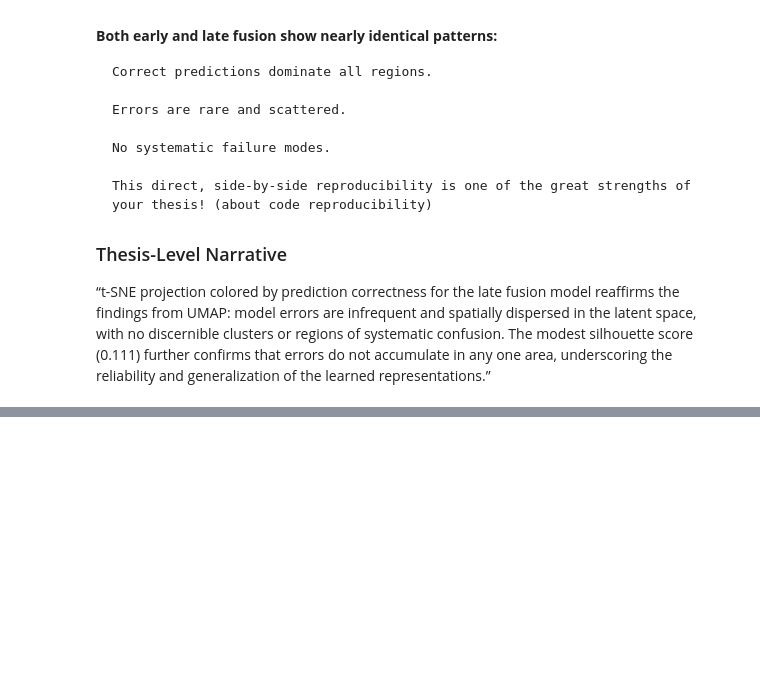
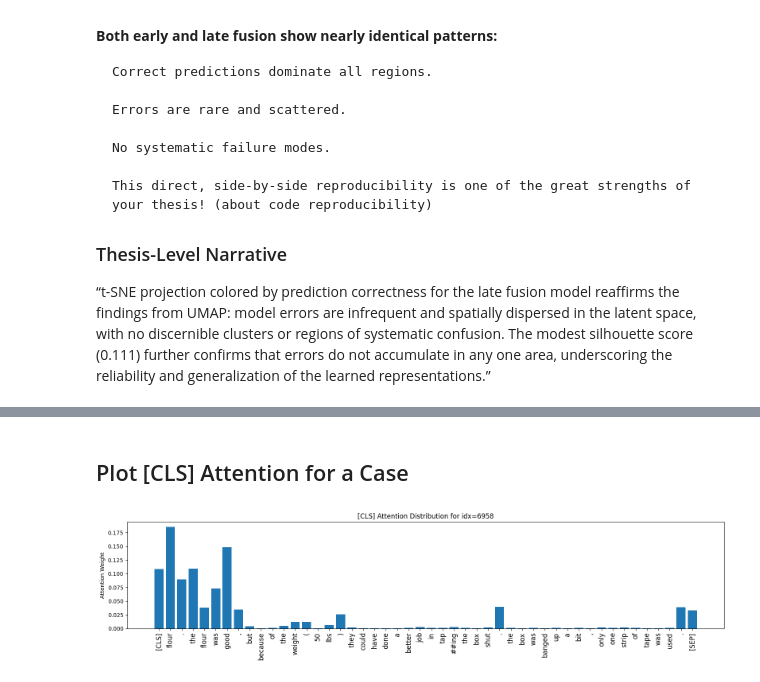
Before and after one commit to PM-0125/COmparative_Study_of_Multimodal_Represenations, a Jupyter notebook: notebooks/01_exploratory_amazon.ipynb, the cells around one changed output, grey strips where cells are left out. Saved outputs shown, nothing was run; the diff lists cells and outputs as text; code cells hidden in the pictures; blank space fills up the shorter version.

```diff
--- a/notebooks/01_exploratory_amazon.ipynb
+++ b/notebooks/01_exploratory_amazon.ipynb
@@ -1072,0 +1149,13 @@ Silhouette score (t-SNE, correctness): 0.111
+# %%
+import random
+
+# As before, y_true and y_pred are your test labels and predictions
+false_negatives_late = np.where((y_true == 1) & (y_pred == 0))[0]
+false_positives_late = np.where((y_true == 0) & (y_pred == 1))[0]
+
+# Randomly select a few to study
+sampled_fn = random.sample(list(false_negatives_late), min(3, len(false_negatives_late)))
+sampled_fp = random.sample(list(false_positives_late), min(3, len(false_positives_late)))
+
+# Load test dataframe (for review text)
+test_df = pd.read_csv("/mnt/data_vault/COmparative_Study_of_Multimodal_Represenations/data/processed/amazon/test.csv")
@@ -1072,0 +1199,34 @@ Silhouette score (t-SNE, correctness): 0.111
+# %% [markdown]
+## Plot [CLS] Attention for a Case
+# %%
+from transformers import AutoTokenizer
+
+idx = sampled_fn[0]  # or any sampled index
+text = test_df.iloc[idx]['full_text']
+tokenizer = AutoTokenizer.from_pretrained("distilbert-base-uncased")
+inputs = tokenizer(
+    text,
+    truncation=True,
+    max_length=128,
+    padding="max_length",
+    return_tensors="pt"
+)
+inputs = {k: v.cuda() for k, v in inputs.items()}
+with torch.no_grad():
+    output = model.text_encoder(**inputs, output_attentions=True)
+    att_map = output.attentions[-1][0, 0].cpu().numpy()
+    tokens = tokenizer.convert_ids_to_tokens(inputs['input_ids'][0].cpu().numpy())
+
+# Only plot the first valid tokens (not padding)
+valid_len = sum([t != '[PAD]' for t in tokens])
+import matplotlib.pyplot as plt
+cls_row = att_map[0, :valid_len]
+plt.figure(figsize=(16, 4))
+plt.bar(range(valid_len), cls_row)
+plt.xticks(range(valid_len), tokens[:valid_len], rotation=90, fontsize=12)
+plt.title(f"[CLS] Attention Distribution for idx={idx}")
+plt.ylabel("Attention Weight")
+plt.tight_layout()
+plt.show()
+# %% [output]
+[figure, added]
```
Also changed, not shown: parts of 16 cells of this notebook.
